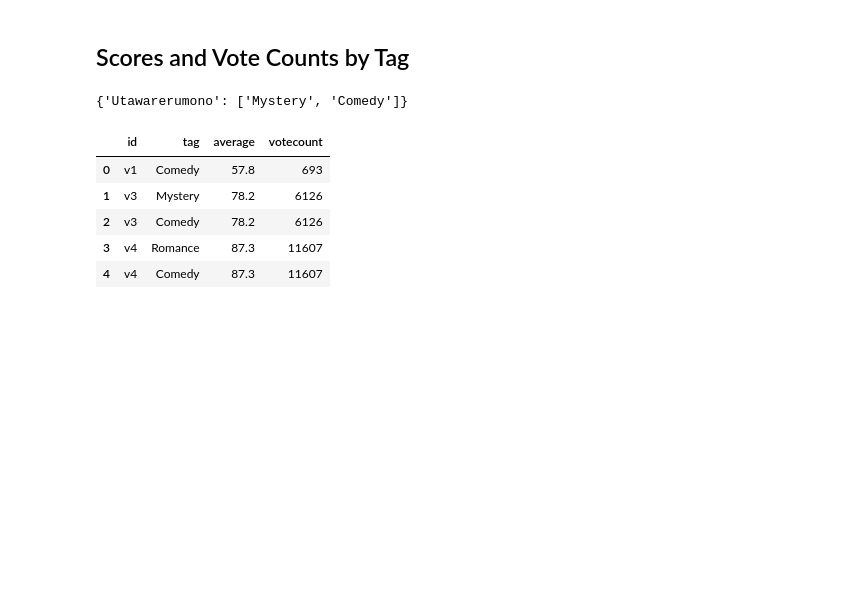
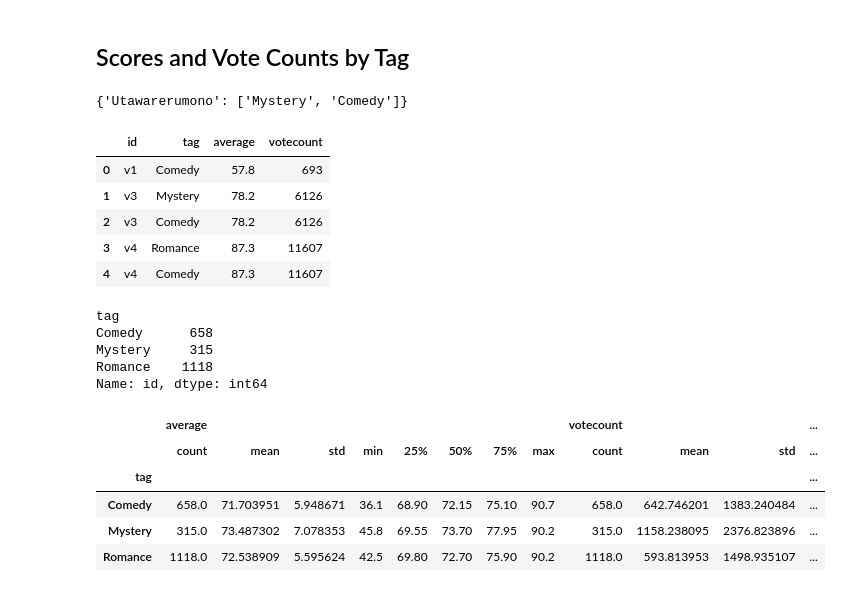
Before and after one commit to Bob0414/vndb-playtime-analysis, a Jupyter notebook: VN.ipynb, the cells around one changed output. Saved outputs shown, nothing was run; the diff lists cells and outputs as text; code cells hidden in the pictures; blank space fills up the shorter version.

```diff
--- a/VN.ipynb
+++ b/VN.ipynb
@@ -513,3 +513,20 @@ tag_data.head()
 | 2 | v3 | Comedy | 78.2 | 6126 |
 | 3 | v4 | Romance | 87.3 | 11607 |
 | 4 | v4 | Comedy | 87.3 | 11607 |
+# %%
+by_tag = tag_data.groupby("tag")
+
+print(by_tag["id"].nunique())
+by_tag[["average", "votecount"]].describe()
+# %% [output]
+tag
+Comedy      658
+Mystery     315
+Romance    1118
+Name: id, dtype: int64
+|  | average |  |  |  |  |  |  |  | votecount |  |  | ... |
+|  | count | mean | std | min | 25% | 50% | 75% | max | count | mean | std | ... |
+| tag |  |  |  |  |  |  |  |  |  |  |  | ... |
+| Comedy | 658.0 | 71.703951 | 5.948671 | 36.1 | 68.90 | 72.15 | 75.10 | 90.7 | 658.0 | 642.746201 | 1383.240484 | ... |
+| Mystery | 315.0 | 73.487302 | 7.078353 | 45.8 | 69.55 | 73.70 | 77.95 | 90.2 | 315.0 | 1158.238095 | 2376.823896 | ... |
+| Romance | 1118.0 | 72.538909 | 5.595624 | 42.5 | 69.80 | 72.70 | 75.90 | 90.2 | 1118.0 | 593.813953 | 1498.935107 | ... |
```
Also changed, not shown: parts of 2 cells of this notebook, 2 other files.
